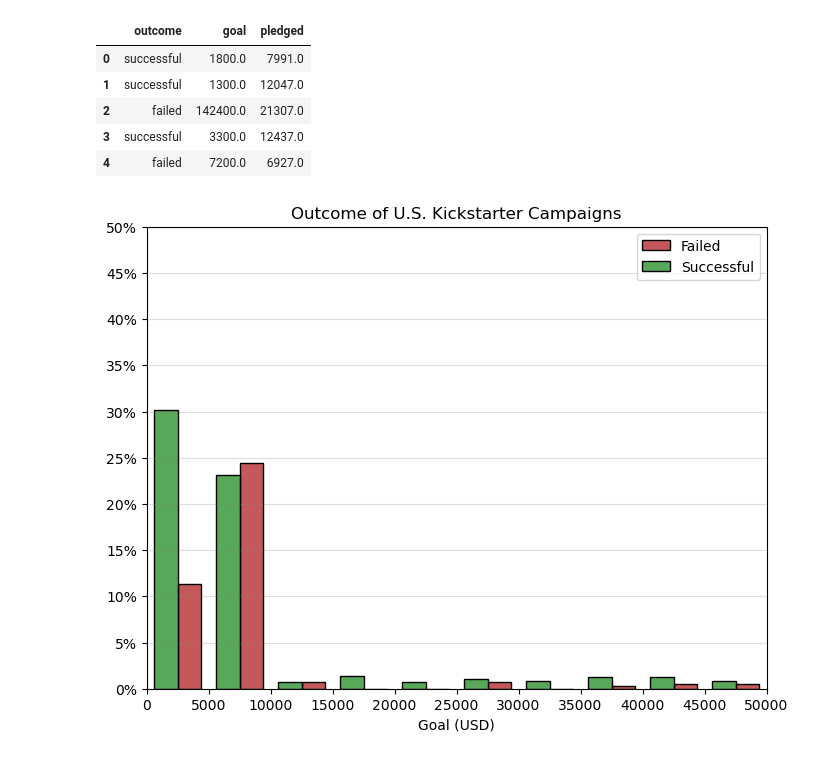
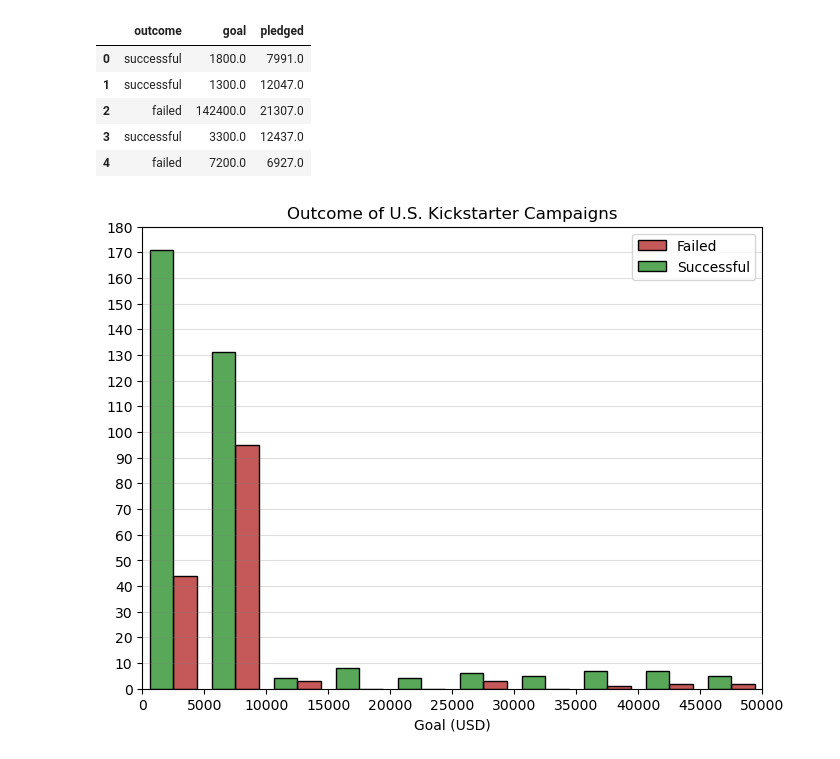
Before and after one commit to eugchien/project_2_group_11, a Jupyter notebook: Starter_Files/data_analysis.ipynb, the cells around one changed output. Drawn from its saved outputs; the diff is of its cells as text; code cells hidden in the pictures.

```diff
--- a/Starter_Files/data_analysis.ipynb
+++ b/Starter_Files/data_analysis.ipynb
@@ -121,38 +121,38 @@ None
 fig = plt.figure(figsize = (8, 6))
 
 # Skeleton.
 ax = sns.histplot(
     data = campaign_df,
     x = campaign_df.goal,
-    stat = "percent",
+    stat = "count",
     multiple = "dodge",
     shrink = .75,
     binwidth = 5000,
     binrange = (0, 50000),
     hue = campaign_df.outcome,
     palette = ["forestgreen", "firebrick"]
 )
 
 # Formatting.
 plt.title("Outcome of U.S. Kickstarter Campaigns")
 
 plt.xlabel("Goal (USD)")
 plt.xticks(np.arange(0, 50001, 5000))
 plt.xlim(0, 50001)
 
 plt.ylabel("")
-plt.yticks(np.arange(0, 101, 5))
-plt.ylim(0, 50)
-ax.yaxis.set_major_formatter(mtick.PercentFormatter())
+plt.yticks(np.arange(0, 200, 10))
+plt.ylim(0, 180)
 
 plt.legend(["Failed", "Successful"])
 
 plt.grid(axis = "y", color = "gray", alpha = .25)
 
 # Show.
+plt.savefig("Resources/outcome_by_goal.png")
 plt.show()
 # %% [output]
-[figure, old version]
+[figure, new version]
 # %%
 # Kill the connection.
 engine.dispose()
```
Also changed, not shown: 1 other file.
